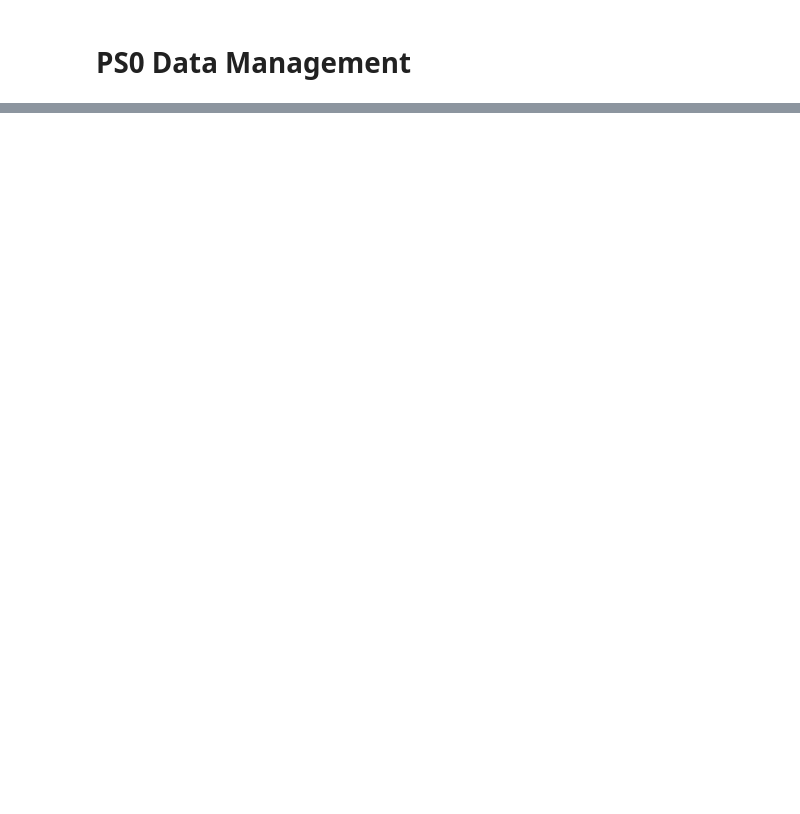
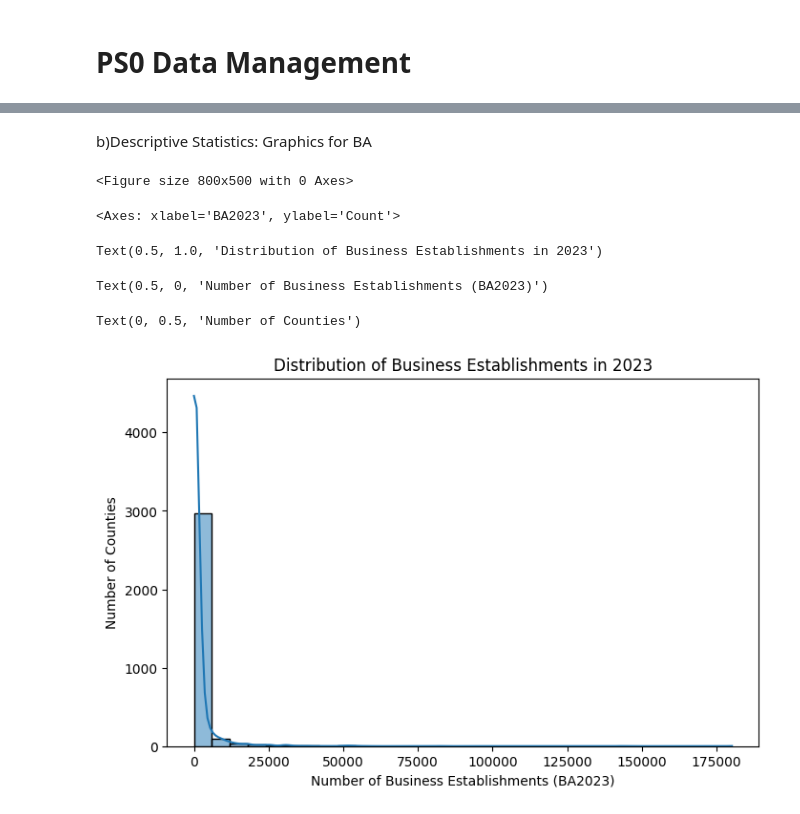
Before and after one commit to shirleyrutgers/DataManPy, a Jupyter notebook: ps0dataman.ipynb, the cells around one changed output, grey strips where cells are left out. Saved outputs shown, nothing was run; the diff lists cells and outputs as text; code cells hidden in the pictures; blank space fills up the shorter version.

```diff
--- a/ps0dataman.ipynb
+++ b/ps0dataman.ipynb
@@ -58,0 +161,4 @@ U.S. Bureau of Labor Statistics (2023). Quarterly Census of * Employment and Wag
+# %%
+# Convert BA2023 into numeric
+business['BA2023'] = pd.to_numeric(business['BA2023'], errors='coerce')
+print(business.dtypes)
@@ -58,0 +171,9 @@ U.S. Bureau of Labor Statistics (2023). Quarterly Census of * Employment and Wag
+# %%
+# First: make County Code a string
+business['County Code'] = business['County Code'].astype(str)
+
+# Second: Fill County Code with zeros to ensure 5 digits
+business['County Code'] = business['County Code'].str.zfill(5)
+# %%
+# Replace NaN values in BA2023 with 0
+business['BA2023'] = business['BA2023'].fillna(0)
@@ -58,0 +295,11 @@ U.S. Bureau of Labor Statistics (2023). Quarterly Census of * Employment and Wag
+# %%
+#TEST
+# New business dataset: only County Code and BA2023
+business_filtered = business[['County Code', 'BA2023']]
+
+# New priv dataset: only County Code and Employment Location Quotient Relative to U.S.
+priv_filtered = priv[['County Code', 'Employment Location Quotient Relative to U.S.']]
+
+# Review the first few rows
+business_filtered.head()
+priv_filtered.head()
@@ -58,0 +354,21 @@ U.S. Bureau of Labor Statistics (2023). Quarterly Census of * Employment and Wag
+# %% [markdown]
+b)Descriptive Statistics: Graphics for BA
+# %%
+import matplotlib.pyplot as plt
+import seaborn as sns
+
+# Histogram
+plt.figure(figsize=(8, 5))
+sns.histplot(data=business_filtered, x='BA2023', bins=30, kde=True)
+
+plt.title('Distribution of Business Establishments in 2023')
+plt.xlabel('Number of Business Establishments (BA2023)')
+plt.ylabel('Number of Counties')
+plt.show()
+# %% [output]
+<Figure size 800x500 with 0 Axes>
+<Axes: xlabel='BA2023', ylabel='Count'>
+Text(0.5, 1.0, 'Distribution of Business Establishments in 2023')
+Text(0.5, 0, 'Number of Business Establishments (BA2023)')
+Text(0, 0.5, 'Number of Counties')
+[figure, added]
```
Also changed, not shown: parts of 31 cells of this notebook.
